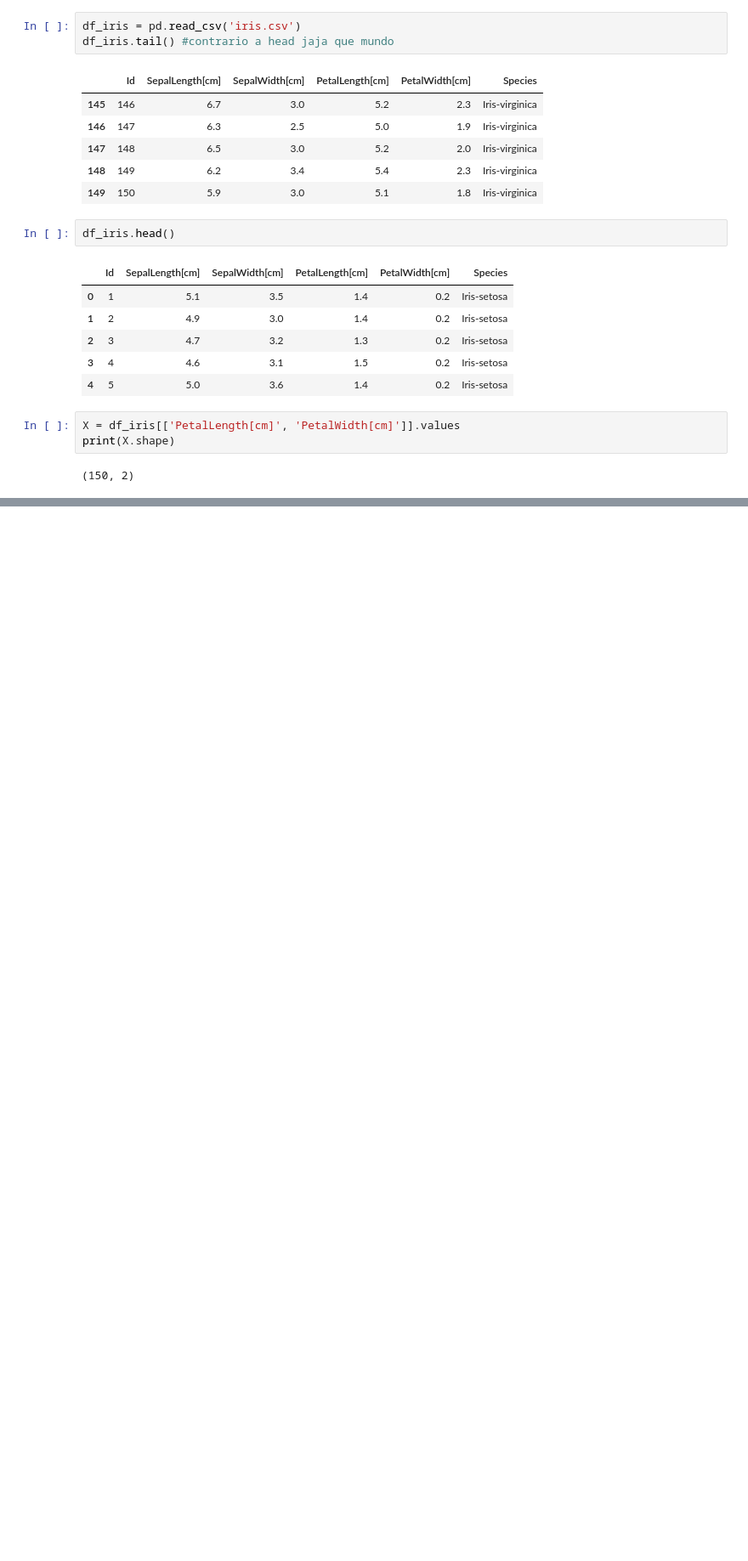
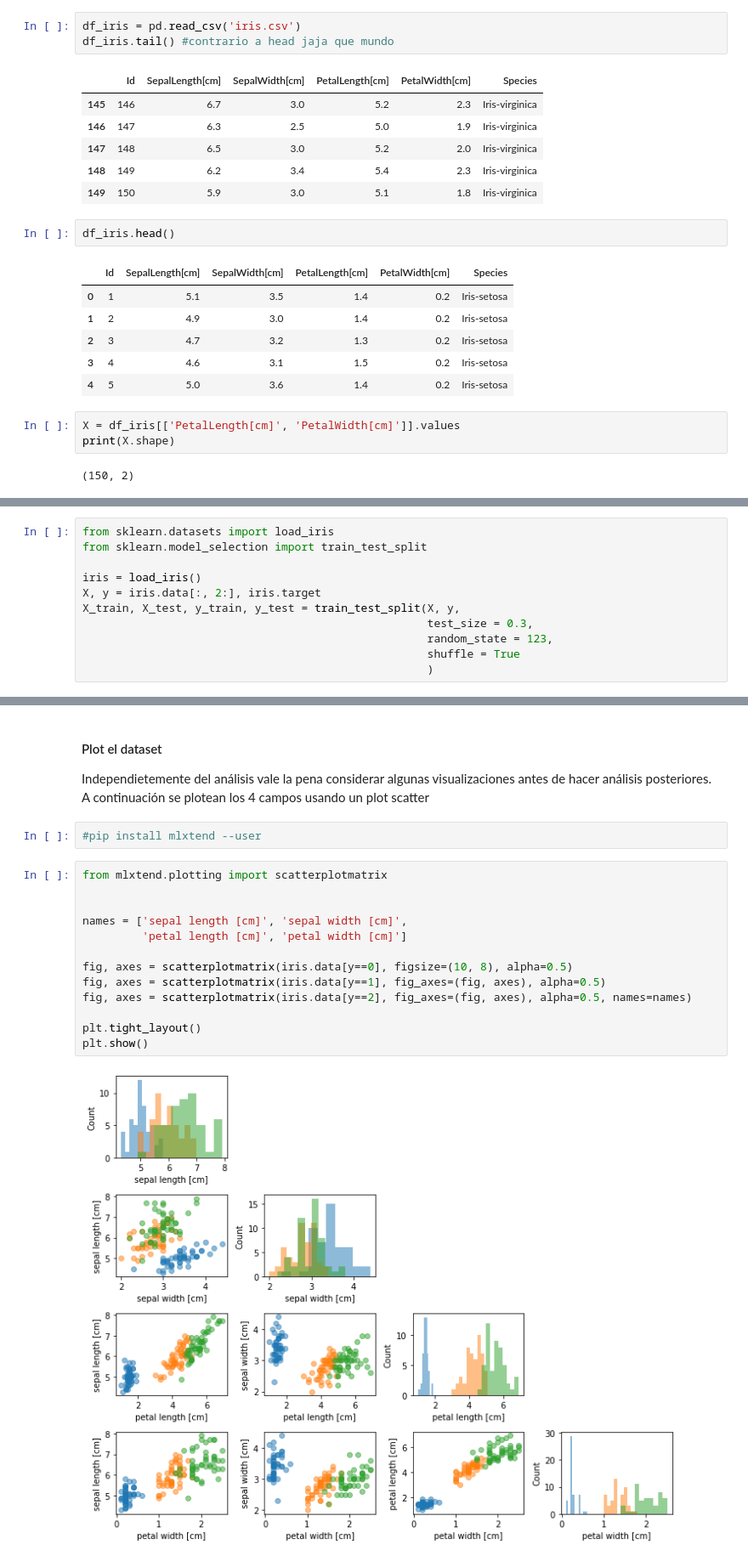
Before and after one commit to JASorianoHernandez/Notebooks, a Jupyter notebook: Intro_to_Machine_Learning_and_Statistical_Pattern_Classification_Course.ipynb, the cells around one changed output, grey strips where cells are left out. Shown: that part at 85% size. Cells and saved outputs as stored; diff of their text form; blank space fills up the shorter version.

```diff
--- a/Intro_to_Machine_Learning_and_Statistical_Pattern_Classification_Course.ipynb
+++ b/Intro_to_Machine_Learning_and_Statistical_Pattern_Classification_Course.ipynb
@@ -297,0 +322,11 @@ X_test, y_test = X_shuffled[105:], y_shuffled[105:]
+# %%
+from sklearn.datasets import load_iris
+from sklearn.model_selection import train_test_split
+
+iris = load_iris()
+X, y = iris.data[:, 2:], iris.target
+X_train, X_test, y_train, y_test = train_test_split(X, y,
+                                                    test_size = 0.3,
+                                                    random_state = 123,
+                                                    shuffle = True
+                                                    )
@@ -297,0 +343,21 @@ X_test, y_test = X_shuffled[105:], y_shuffled[105:]
+# %% [markdown]
+#### Plot el dataset
+Independietemente del análisis vale la pena considerar algunas visualizaciones antes de hacer análisis posteriores.
+A continuación se plotean los 4 campos usando un plot scatter
+# %%
+#pip install mlxtend --user
+# %%
+from mlxtend.plotting import scatterplotmatrix
+
+
+names = ['sepal length [cm]', 'sepal width [cm]',
+         'petal length [cm]', 'petal width [cm]']
+
+fig, axes = scatterplotmatrix(iris.data[y==0], figsize=(10, 8), alpha=0.5)
+fig, axes = scatterplotmatrix(iris.data[y==1], fig_axes=(fig, axes), alpha=0.5)
+fig, axes = scatterplotmatrix(iris.data[y==2], fig_axes=(fig, axes), alpha=0.5, names=names)
+
+plt.tight_layout()
+plt.show()
+# %% [output]
+[figure, added]
```
Also changed, not shown: parts of 39 cells of this notebook.
